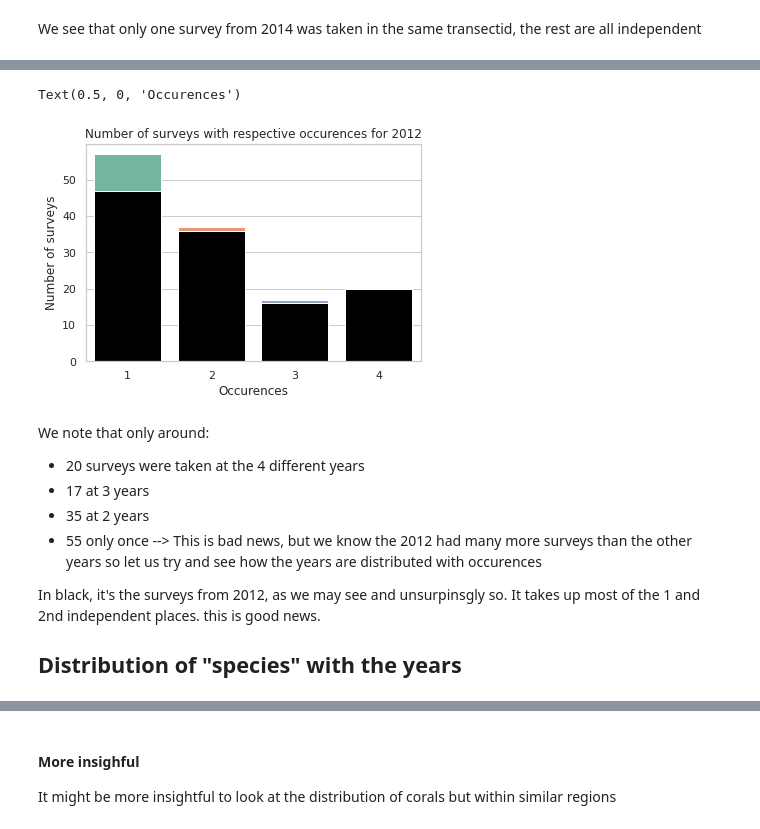
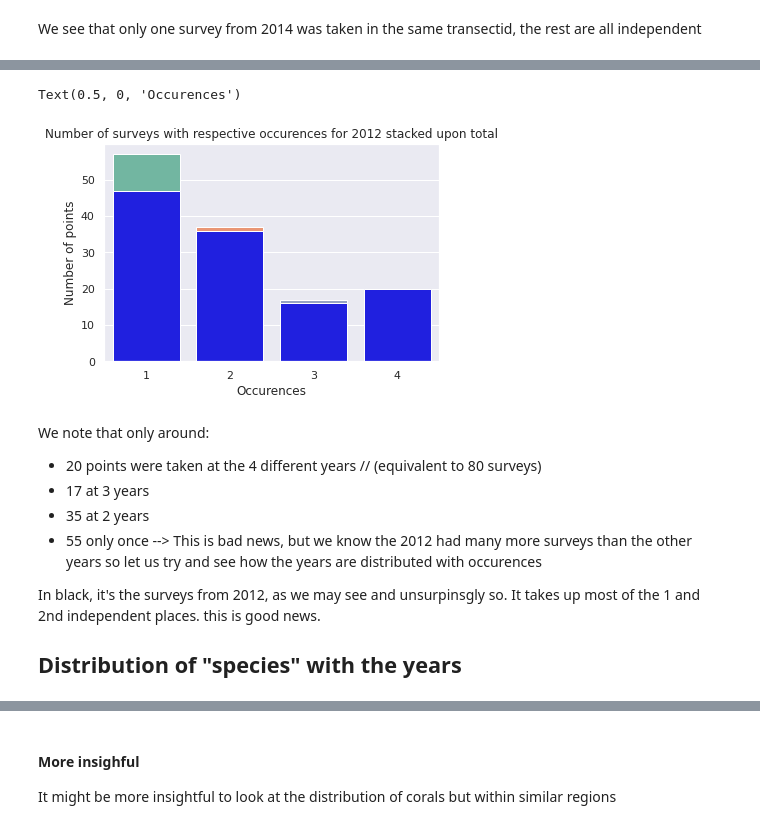
Before and after one commit to LaviSchlyter/Coral-Reef-preservation, a Jupyter notebook: Code/Coral_data_presentation.ipynb, the cells around one changed output, grey strips where cells are left out. Cells and saved outputs as stored; diff of their text form; code cells hidden in the pictures.

Commit message:
Final presentation of coral data

```diff
--- a/Code/Coral_data_presentation.ipynb
+++ b/Code/Coral_data_presentation.ipynb
@@ -152,15 +166,8 @@ Survey_AUS["surveydate"].dt.year.value_counts().reset_index()
 We note that the number of surveys in 2012 were the highest, that is, the first year in which they conducted the study.
 # %%
 # Split the data frames based on the years
-def split_years(dt):
-    dt['year'] = dt['surveydate'].dt.year
-    return [dt[dt['year'] == y] for y in dt['year'].unique()]
-
-
-Survey_2012, Survey_2014, Survey_2016, Survey_2017 = split_years(Survey_AUS)
-
-
-Survey_2012_end, Survey_2014_end, Survey_2016_end, Survey_2017_end = split_years(Survey_AUS_end)
+Survey_2012, Survey_2014, Survey_2016, Survey_2017 = pf.split_years(Survey_AUS)
+Survey_2012_end, Survey_2014_end, Survey_2016_end, Survey_2017_end = pf.split_years(Survey_AUS_end)
 # %% [markdown]
 ###### Make a Geodata-frame with the survey points
 # %%
@@ -247,6 +229,6 @@ def smart_df(df, year):
 # %%
 # Let us look at the intersections between the different surveys
-df_2012 = smart_df(gSurvey_2012, 2012)
-df_2014 = smart_df(gSurvey_2014, 2014)
-df_2016 = smart_df(gSurvey_2016, 2016)
-df_2017 = smart_df(gSurvey_2017, 2017)
+df_2012 = pf.smart_df(gSurvey_2012, 2012)
+df_2014 = pf.smart_df(gSurvey_2014, 2014)
+df_2016 = pf.smart_df(gSurvey_2016, 2016)
+df_2017 = pf.smart_df(gSurvey_2017, 2017)
@@ -253,30 +259,24 @@ df_2017 = smart_df(gSurvey_2017, 2017)
 # %%
-# Outer join all data sets
-df_joined = df_2012.join(df_2014, how = "outer").join(df_2016, how = "outer").join(df_2017, how = "outer")
-# Fill the NaN values with "False"
-df_joined.fillna(False, inplace = True)
-# Sum on the trasectid (if 4 then all years have surveyed at this place)
-df_joined["Sum"] = df_joined.sum(axis = 1)
+ax = sns.countplot(x="Sum", data=df_joined, palette="Set2")
+ax.set_ylabel('Number of points')
+ax.set_xlabel('Occurences at same transect ID')
+# Let us replace the Boolean by the number of surveys which share a survey in the georaphic location
+df_bool = df_joined.copy()
+for i in range(4):
+    df_joined.iloc[:,i] = df_joined.iloc[:,i]*df_joined['Sum']
+df_joined_no_sum = df_joined.drop(columns = "Sum")
 
 
-ax = sns.countplot(x="Sum", data=df_joined, palette="Set2")
-# Let us replace the Boolean by the number of surveys which share a survey in the georaphic location
-if ("Sum" in df_joined.columns): # added to not have buggy code in case it doesn't work
-    for i in range(4):
-        df_joined.iloc[:,i] = df_joined.iloc[:,i]*df_joined['Sum']
-    df_joined.drop(columns = "Sum", inplace = True)
-df_joined
-
-ax = sns.countplot(x = 2012, data=df_joined[-(df_joined[2012] == 0)], color = "black")
-ax.set_title('Number of surveys with respective occurences for 2012')
-ax.set_ylabel('Number of surveys')
+ax = sns.countplot(x = 2012, data=df_joined_no_sum[-(df_joined_no_sum[2012] == 0)], color = "blue")
+ax.set_title('Number of surveys with respective occurences for 2012 stacked upon total')
+ax.set_ylabel('Number of points')
 ax.set_xlabel('Occurences')
 # %% [output]
 Text(0.5, 0, 'Occurences')
-[figure, old version]
+[figure, new version]
 # %% [markdown]
 We note that only around:
-- 20 surveys were taken at the 4 different years
+- 20 points were taken at the 4 different years // (equivalent to 80 surveys)
 - 17 at 3 years
 - 35 at 2 years
 - 55 only once --> This is bad news, but we know the 2012 had many more surveys than the other years so let us try and see how the years are distributed with occurences
```
Also changed, not shown: parts of 34 cells of this notebook.
